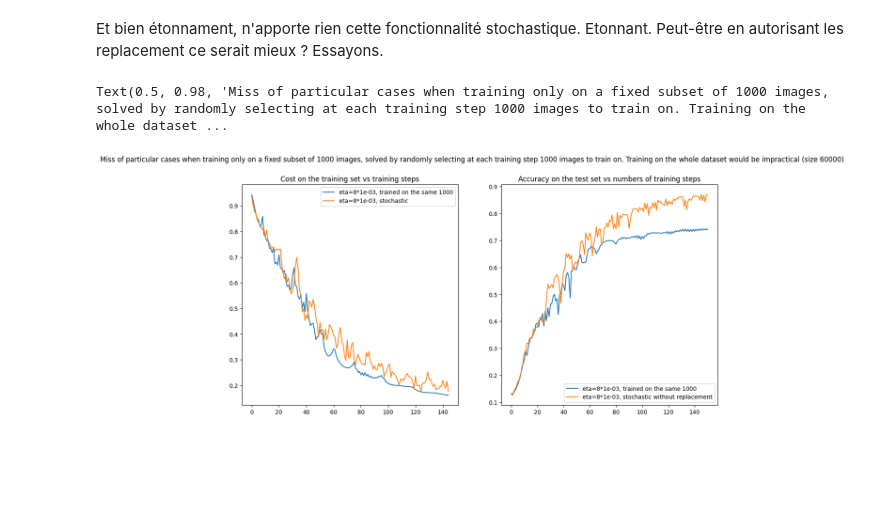
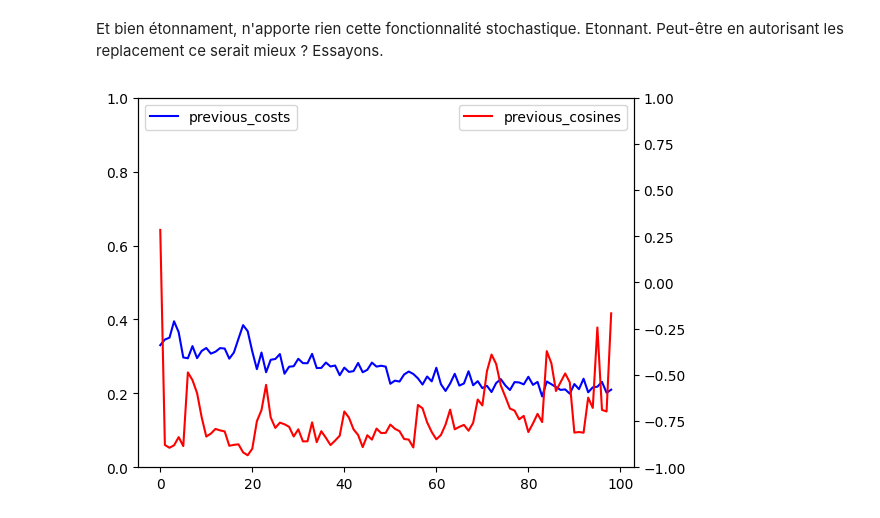
Before and after one commit to lucasabuela/my_first_nn, a Jupyter notebook: playground.ipynb, the cells around one changed output. Saved outputs shown, nothing was run; the diff lists cells and outputs as text; code cells hidden in the pictures; blank space fills up the shorter version.

```diff
--- a/playground.ipynb
+++ b/playground.ipynb
@@ -153,19 +140,23 @@ src.script.save_object(object=previous_costs_4, name="previous_costs_4_trained_o
 src.script.save_object(object=previous_costs_8, name="previous_costs_8_trained_on_the_same_1000")
 src.script.save_object(object=previous_accuracies_4, name="previous_accuracies_4_trained_on_the_same_1000")
 src.script.save_object(object=previous_accuracies_8, name="previous_accuracies_8_trained_on_the_same_1000")
-# %%
-plt.figure(figsize=(15,7))
-plt.subplot(1,2,1)
-plt.plot(previous_costs_8[5:-1], label="eta=8*1e-03, trained on the same 1000")
-plt.plot(previous_costs_8_stochastic[5:-1], label="eta=8*1e-03, stochastic")
-plt.legend()
-plt.title("Cost on the training set vs training steps")
-plt.subplot(1,2,2)
-plt.plot(previous_accuracies_8, label="eta=8*1e-03, trained on the same 1000")
-plt.plot(previous_accuracies_8_stochastic, label="eta=8*1e-03, stochastic without replacement")
-plt.title("Accuracy on the test set vs numbers of training steps")
-plt.legend()
-plt.suptitle("Miss of particular cases when training only on a fixed subset of 1000 images, solved by randomly selecting at each training step 1000 images to train on. Training on the whole dataset would be impractical (size 60000)")
-# %% [output]
-Text(0.5, 0.98, 'Miss of particular cases when training only on a fixed subset of 1000 images, solved by randomly selecting at each training step 1000 images to train on. Training on the whole dataset ...
-[figure, removed]
+# %%
+multilayer_perceptron = src.script.load_object(name="mlp_untrained_test")
+# %%
+metrics_during_training = learning(multilayer_perceptron=multilayer_perceptron, training_set=training_set, test_set=test_set, steps_number=100, eta=4*1e-03, computes_training_costs_during_training=True, computes_accuracies_during_training=True, computes_consecutive_gradients_magnified_cosines=True)
+previous_cosines = metrics_during_training["consecutive_gradients_magnified_cosines"]
+previous_costs = metrics_during_training["costs_during_training"]
+previous_accuracies = metrics_during_training["accuracies_during_training"]
+# %%
+fig, ax1 = plt.subplots()
+
+ax1.plot(previous_costs[1:-1], label="previous_costs", color="blue")
+ax2 = ax1.twinx()
+ax2.plot(previous_cosines[0:-1], label="previous_cosines", color="red")
+ax1.legend(loc = "upper left")
+ax1.set_ylim([0,1])
+ax2.legend(loc="upper right")
+ax2.set_ylim([-1,1])
+plt.show()
+# %% [output]
+[figure, added]
```
Also changed, not shown: parts of 10 cells of this notebook, 2 other files.
